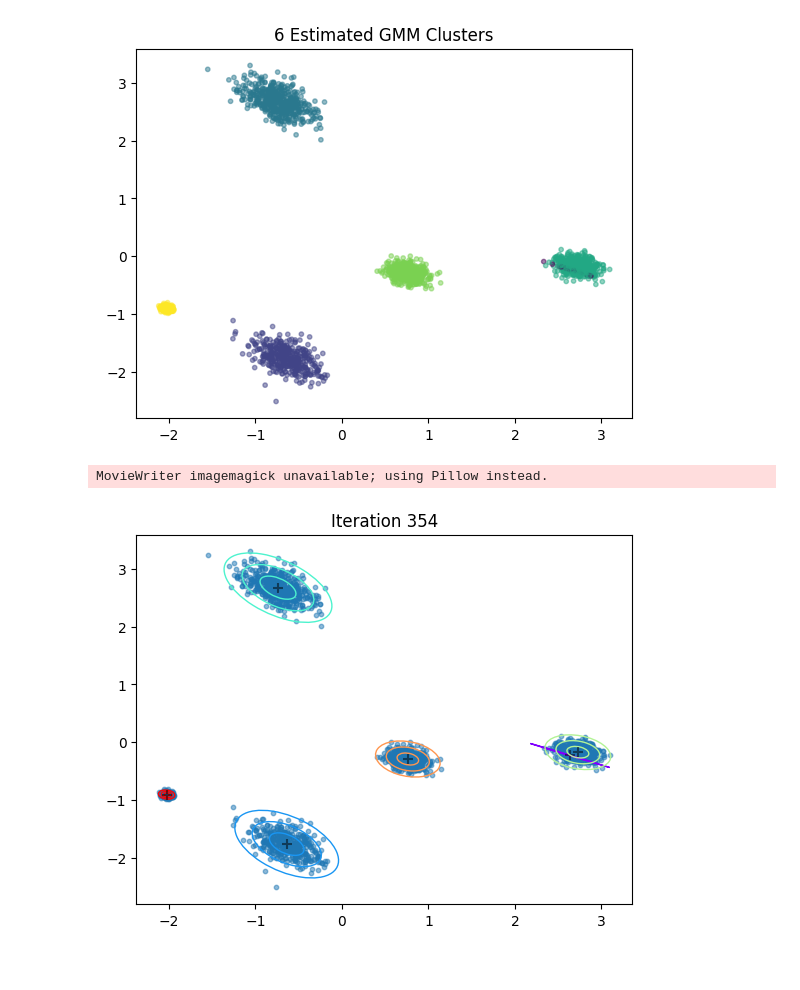
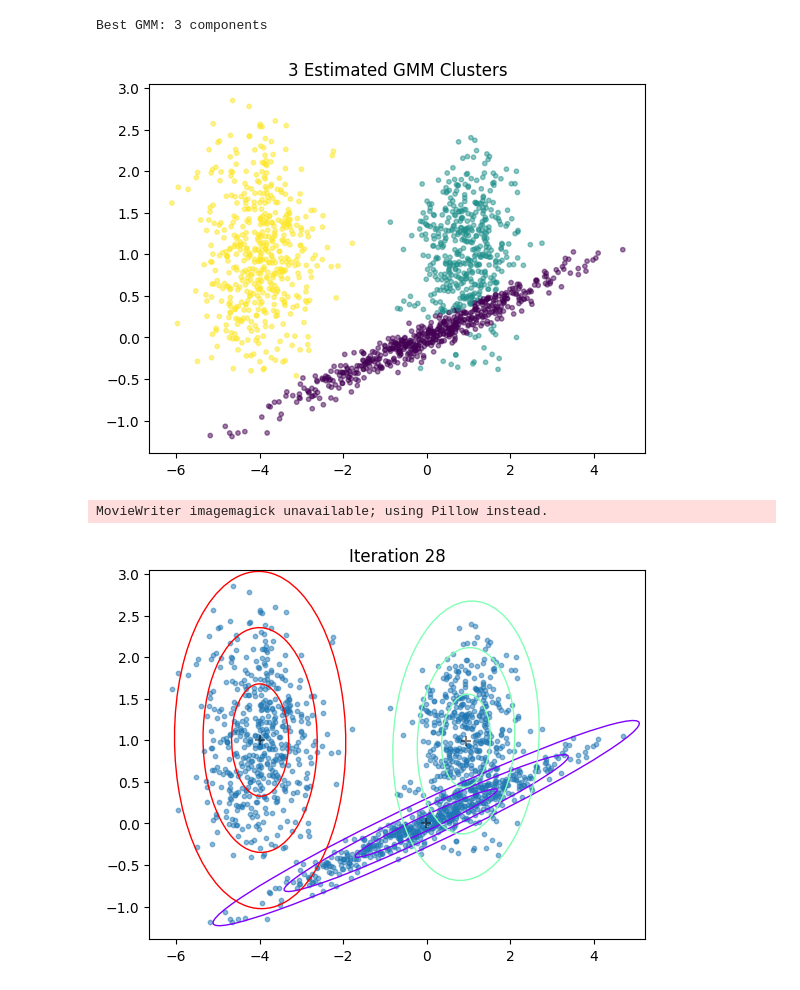
Before and after one commit to fardinanam/CSE472-Machine-Learning-Sessional, a Jupyter notebook: offline_4/solution/gaussian_mixture_with_pca.ipynb, the cells around one changed output. Cells and saved outputs as stored; diff of their text form; code cells hidden in the pictures.

```diff
--- a/offline_4/solution/gaussian_mixture_with_pca.ipynb
+++ b/offline_4/solution/gaussian_mixture_with_pca.ipynb
@@ -208,6 +208,23 @@ class GaussianMixture:
             if self._converged(data):
                 break
 
+    def bic(self, data: np.array) -> float:
+        """
+        Compute the Bayesian Information Criterion (BIC) of the model.
+
+        Parameters:
+        -----------
+        data (np.array): The data to fit the model to.
+
+        Returns:
+        --------
+        float: The BIC.
+        """
+        n = data.shape[0]
+        k = self.n_components * (1 + data.shape[1] + (data.shape[1] * (data.shape[1] + 1)) / 2)
+
+        return np.log(n) * k - 2 * self._log_likelihood(data)
+
     def animate(self, data: np.array, frames: int = 40, save=False) -> None:
         """
         Show the convergence of the EM algorithm.
@@ -270,7 +287,7 @@ class GaussianMixture:
         # Return the index of the component with the largest likelihood
         return likelihoods.argmax(axis=0)
 # %%
-data = np.loadtxt('../datasets/6D_data_points.txt', delimiter=',')
+data = np.loadtxt('../datasets/2D_data_points_1.txt', delimiter=',')
 
 data_2d = data
 if data.shape[1] > 2:
@@ -288,7 +305,7 @@ plt.show()
 from tqdm import tqdm
 
 min_k = 3
-max_k = 6
+max_k = 7
 
 best_gmms = []
 for k in tqdm(range(min_k, max_k + 1)):
@@ -309,13 +326,12 @@ for k in tqdm(range(min_k, max_k + 1)):
 # %%
 from matplotlib.ticker import MultipleLocator
 
+# plot log likelihood vs. k
 log_likelihoods = [best_gmm.log_likelihood for best_gmm in best_gmms]
-best_gmm = best_gmms[np.argmax(log_likelihoods)]
-# show only horizontal grid lines
 plt.plot(range(min_k, max_k + 1), log_likelihoods)
 plt.title('log likelihood vs. k')
 plt.grid(axis='y')
-# show sub grid lines
+
 plt.gca().yaxis.set_minor_locator(MultipleLocator(5))
 plt.grid(axis='y', which='minor', alpha=0.2)
 plt.xticks(range(min_k, max_k + 1))
@@ -328,14 +344,21 @@ plt.show()
 # %%
+# use bic to choose the best model
+bic = [best_gmm.bic(data_2d) for best_gmm in best_gmms]
+best_gmm = best_gmms[np.argmin(bic)]
+
+print(f'Best GMM: {best_gmm.n_components} components')
+
 # plot the original data points colored by their cluster assignments
 clusters = best_gmm.predict(data_2d)
 
 plt.scatter(data_2d[:, 0], data_2d[:, 1], c=clusters, s=10, alpha=0.5)
 plt.title(f'{best_gmm.n_components} Estimated GMM Clusters')
 plt.savefig('estimated-gmm-clusters.jpg')
 plt.show()
 
 best_gmm.animate(data_2d, frames=60, save=True)
 # %% [output]
+Best GMM: 3 components
-[figure, old version]
+[figure, new version]
-MovieWriter imagemagick unavailable; using Pillow instead.
+MovieWriter imagemagick unavailable; using Pillow instead.
-[figure, old version]
+[figure, new version]
```
Also changed, not shown: parts of 2 cells of this notebook, 2 other files.
